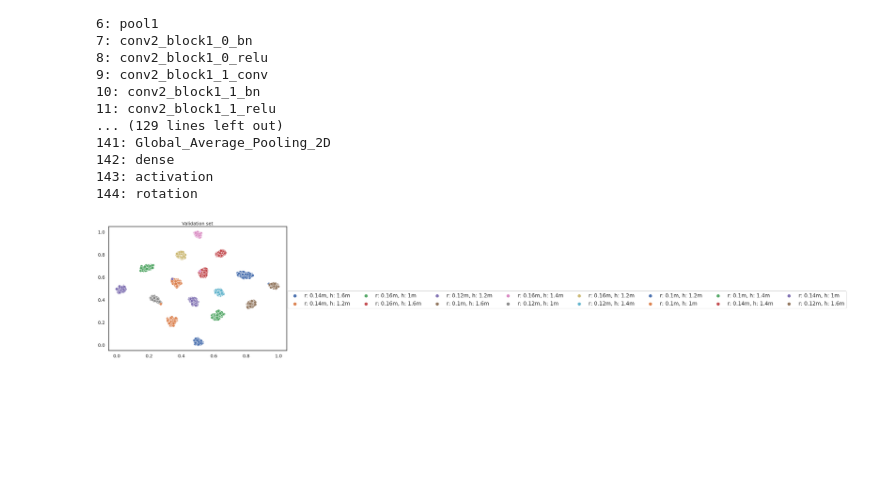
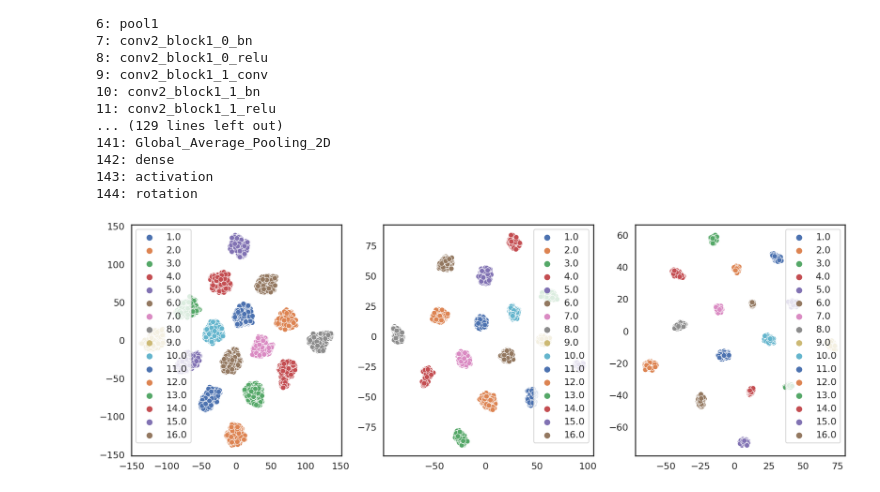
Before and after one commit to juliocardenas25/Magnetic_methods, a Jupyter notebook: TSNE/Densenet121_par_TL_TSNE_VO.ipynb, the cells around one changed output. Saved outputs shown, nothing was run; the diff lists cells and outputs as text; code cells hidden in the pictures; blank space fills up the shorter version.

```diff
--- a/TSNE/Densenet121_par_TL_TSNE_VO.ipynb
+++ b/TSNE/Densenet121_par_TL_TSNE_VO.ipynb
@@ -32,5 +32,5 @@ from Utils.Utils_colab import *
 # %%
-hdf5_path = '../Database/V12_YOLO_par_3_10600_noise.hdf5'
+hdf5_path = '/content/Magnetic_methods/test_data/V12_YOLO_par_3_9600.hdf5'
 
 X_train, X_dev, X_test, Y_train, Y_dev, Y_test = load_dataset_train_dev_test(hdf5_path)
 # %%
@@ -61,7 +61,7 @@ def r2(y_true, y_pred):
 
     return ( 1 - SS_res/(SS_tot + K.epsilon()))
 # %%
-load_path = "/content/gdrive/My Drive/Magnetics/YOLOv4_magnetics/Parameters/Weights/Parameters/Densenet_par_8_TL.hdf5"
+load_path = "/content/Magnetic_methods/test_data/Densenet/Densenet_par_8_TL.hdf5"
 
 best_model = load_model(load_path, custom_objects={'r2': r2})
 
@@ -163,39 +163,37 @@ label[label == '14.0'] = "r: 0.16m, h: 1.2m"
 label[label == '15.0'] = "r: 0.16m, h: 1.4m"
 label[label == '16.0'] = "r: 0.16m, h: 1.6m"
 # %%
-fg, axs = plt.subplots(1, 1, figsize=(14,10))
+fig, axs = plt.subplots(1, 3, figsize=(30,10))
 
 sns.set_style("white")
 
 #sns.set(font_scale=0.9)
-sns.set_context("poster", font_scale=1)
+#sns.set_context("poster", font_scale=1)
 
 #fontsize = 25
-axs.tick_params(labelsize=20)
+#axs.tick_params(labelsize=20)
 #axs[1].tick_params(labelsize=fontsize)
 #axs[2].tick_params(labelsize=fontsize)
 
 #plot_1 = axs[0].scatter(P1_tsne[:,0],P1_tsne[:,1], cmap='rainbow', c=Y_train[:,3], marker='.')
-#train = sns.scatterplot(x=P1_tsne[:,0],y=P1_tsne[:,1], hue=Y_train[:,-1]+1, ax=axs, palette="deep", cmap='rainbow')
+train = sns.scatterplot(x=P1_tsne[:,0],y=P1_tsne[:,1], hue=Y_train[:,-1]+1, ax=axs[0], palette="deep", cmap='rainbow')
 #axs.set_title('Train')
 #axs[0].legend(*plot_1.legend_elements(), title="Classes")
 
 #plot_2 = axs[1].scatter(P2_tsne[:,0],P2_tsne[:,1], cmap='hsv', c=Y_dev[:,-1:], marker='x')
-#train = sns.scatterplot(x=P2_tsne[:,0],y=P2_tsne[:,1], hue=Y_dev[:,-1]+1, ax=axs, palette="deep")
+val = sns.scatterplot(x=P2_tsne[:,0],y=P2_tsne[:,1], hue=Y_dev[:,-1]+1, ax=axs[1], palette="deep", cmap='rainbow')
 #axs.set_title('Validation')
 #axs[1].legend(*plot_2.legend_elements(), title="Classes")
 
 #plot_3 = axs[2].scatter(P3_tsne[:,0],P3_tsne[:,1], cmap='hsv', c=Y_test[:,-1:], marker='*')
-test = sns.scatterplot(x=tx, y=ty, hue=label, ax=axs, palette="deep")
-axs.set_title('Validation set', fontsize=20)
+test = sns.scatterplot(x=P3_tsne[:,0], y=P3_tsne[:,1], hue=Y_test[:,-1]+1, ax=axs[2], palette="deep", cmap='rainbow')
+#axs.set_title('Validation set', fontsize=20)
 #axs[2].legend(*plot_3.legend_elements(), title="Classes")
 
-axs.legend(frameon=True)
-
-test.legend(loc='best', bbox_to_anchor=(0.99, 0.5), ncol=8, fontsize=23)
+#test.legend(loc='best', bbox_to_anchor=(0.99, 0.5), ncol=8, fontsize=23)
 
 #plt.legend([],[], frameon=False)
 
 plt.savefig('tsne_val.pdf', dpi=200)
 # %% [output]
-[figure, old version]
+[figure, new version]
```
Also changed, not shown: parts of 8 cells of this notebook.
